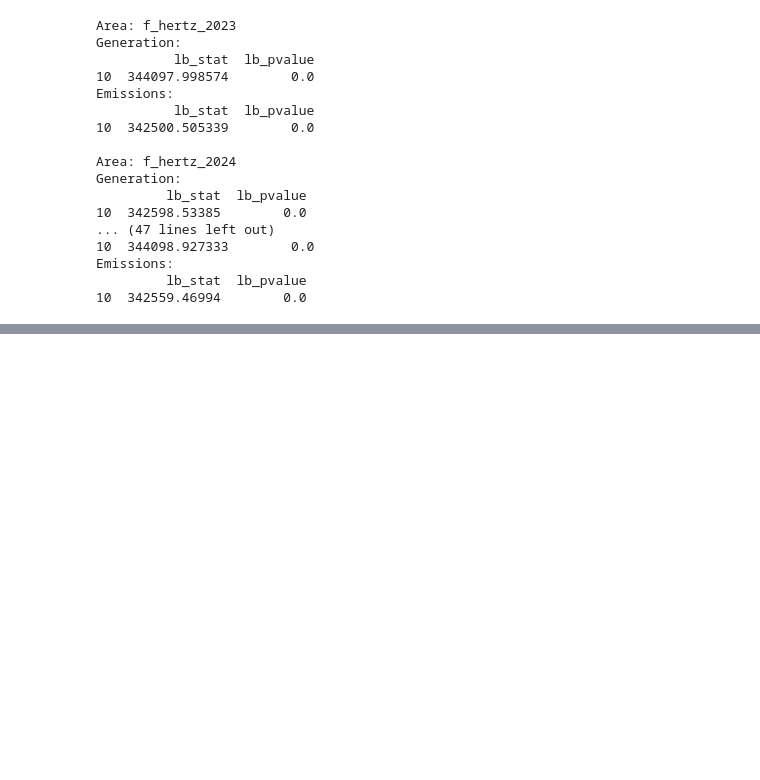
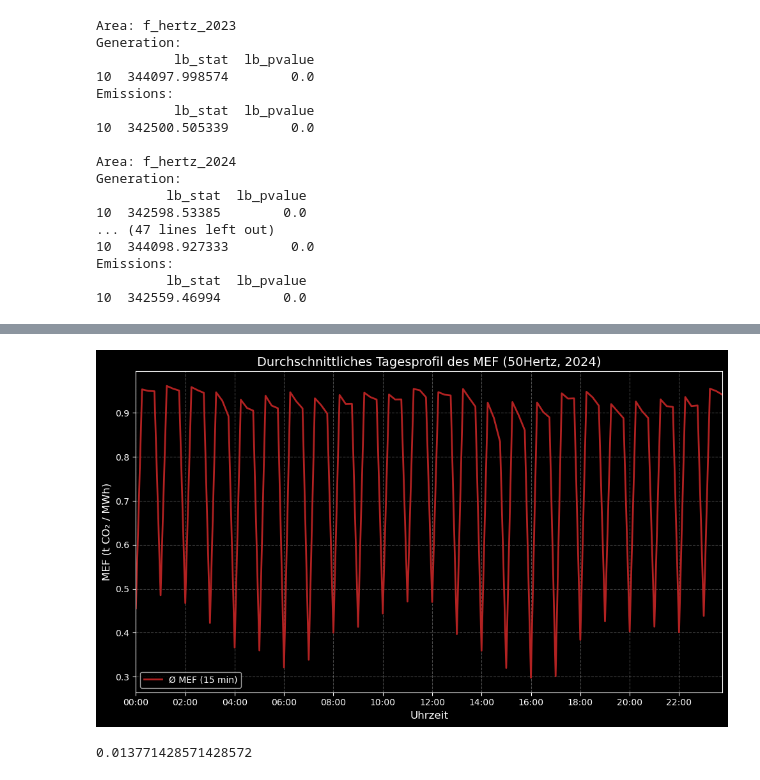
Before and after one commit to AK960/marginal-emissions-germany, a Jupyter notebook: notebooks/test_stationarity.ipynb, the cells around one changed output, grey strips where cells are left out. Saved outputs shown, nothing was run; the diff lists cells and outputs as text; code cells hidden in the pictures; blank space fills up the shorter version.

```diff
--- a/notebooks/test_stationarity.ipynb
+++ b/notebooks/test_stationarity.ipynb
@@ -115,0 +217,34 @@ Macht die Verwendung des AIC in meinem Fall Sinn, oder ist eine andere Methode z
+# %%
+import matplotlib.pyplot as plt
+import matplotlib.dates as mdates
+import pandas as pd
+
+# 1. Direktes Gruppieren nach der exakten Uhrzeit (00:00, 00:15, 00:30, ...)
+daily_avg_15min = fhertz2024.groupby(fhertz2024.index.time)['mef_t_MWh'].mean()
+
+# 2. Dummy-Datum für einen einzelnen Tag erstellen (96 Viertelstunden)
+dummy_day = pd.date_range(start='2024-01-01', periods=len(daily_avg_15min), freq='15min')
+daily_avg_15min.index = dummy_day
+
+# 3. Plot erstellen
+fig, ax = plt.subplots(figsize=(10, 6))
+ax.plot(daily_avg_15min.index, daily_avg_15min.values, color='firebrick', linewidth=2, label='Ø MEF (15 min)')
+
+# 4. X-Achse formatieren: Ticks z.B. alle 2 Stunden setzen, um Überlappungen zu vermeiden
+ax.xaxis.set_major_locator(mdates.HourLocator(interval=2))
+ax.xaxis.set_major_formatter(mdates.DateFormatter('%H:%M'))
+
+# Grenzen der X-Achse exakt auf den Tagesanfang und -ende setzen
+ax.set_xlim(dummy_day[0], dummy_day[-1])
+
+# Beschriftungen und Layout
+plt.title('Durchschnittliches Tagesprofil des MEF (50Hertz, 2024)', fontsize=14)
+plt.xlabel('Uhrzeit', fontsize=12)
+plt.ylabel('MEF (t CO₂ / MWh)', fontsize=12)
+plt.grid(True, alpha=0.3, linestyle='--')
+plt.legend()
+plt.tight_layout()
+
+plt.show()
+# %% [output]
+[figure, added]
@@ -115,0 +253,4 @@ Macht die Verwendung des AIC in meinem Fall Sinn, oder ist eine andere Methode z
+# %%
+len(neg) / 35000
+# %% [output]
+0.013771428571428572
```
Also changed, not shown: parts of 9 cells of this notebook, 9 other files.
